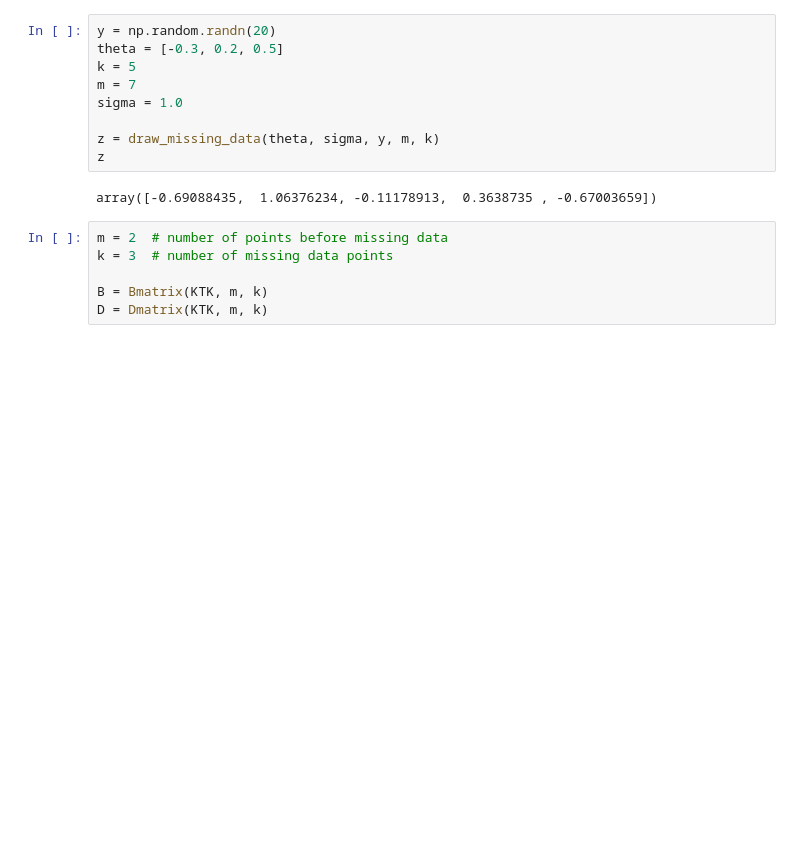
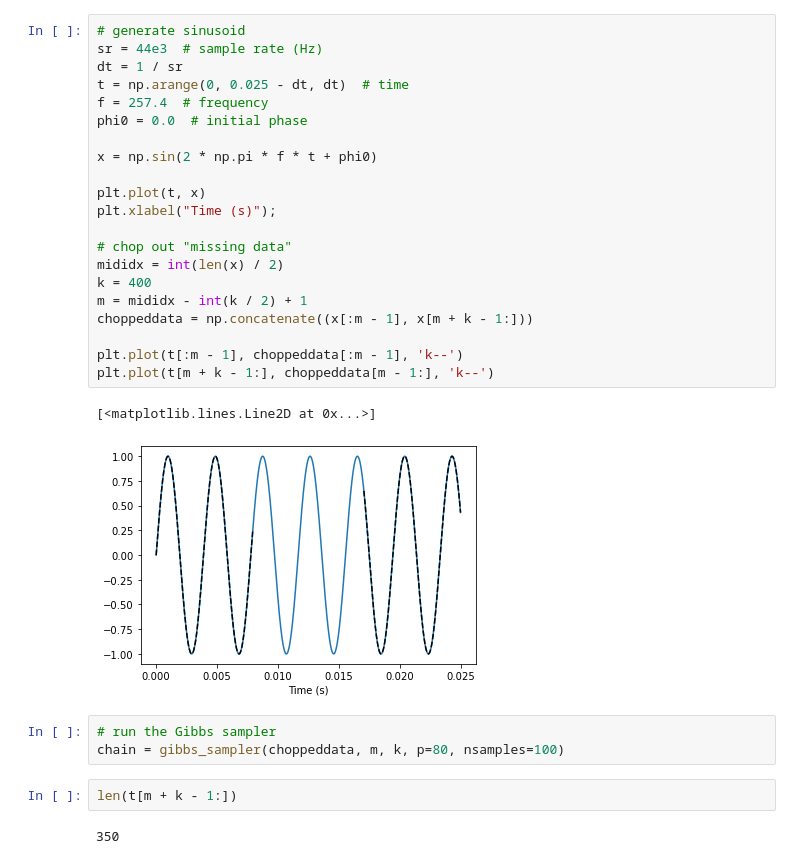
Before and after one commit to mattpitkin/interp-autoreg, a Jupyter notebook: interp-autoreg.ipynb, the cells around one changed output. Saved outputs shown, nothing was run; the diff lists cells and outputs as text; blank space fills up the shorter version.

```diff
--- a/interp-autoreg.ipynb
+++ b/interp-autoreg.ipynb
@@ -206,18 +470,32 @@ def draw_missing_data(theta, sigma, y, m, k, rng=None):
 # %%
-y = np.random.randn(20)
-theta = [-0.3, 0.2, 0.5]
-k = 5
-m = 7
-sigma = 1.0
+# generate sinusoid
+sr = 44e3  # sample rate (Hz)
+dt = 1 / sr
+t = np.arange(0, 0.025 - dt, dt)  # time
+f = 257.4  # frequency
+phi0 = 0.0  # initial phase
 
-z = draw_missing_data(theta, sigma, y, m, k)
-z
+x = np.sin(2 * np.pi * f * t + phi0)
+
+plt.plot(t, x)
+plt.xlabel("Time (s)");
+
+# chop out "missing data"
+mididx = int(len(x) / 2)
+k = 400
+m = mididx - int(k / 2) + 1
+choppeddata = np.concatenate((x[:m - 1], x[m + k - 1:]))
+
+plt.plot(t[:m - 1], choppeddata[:m - 1], 'k--')
+plt.plot(t[m + k - 1:], choppeddata[m - 1:], 'k--')
 # %% [output]
-array([-0.69088435,  1.06376234, -0.11178913,  0.3638735 , -0.67003659])
+[<matplotlib.lines.Line2D at 0x...>]
+[figure, added]
 # %%
-m = 2  # number of points before missing data
-k = 3  # number of missing data points
-
-B = Bmatrix(KTK, m, k)
-D = Dmatrix(KTK, m, k)
+# run the Gibbs sampler
+chain = gibbs_sampler(choppeddata, m, k, p=80, nsamples=100)
+# %%
+len(t[m + k - 1:])
+# %% [output]
+350
 # %%
```
Also changed, not shown: parts of 20 cells of this notebook, 1 other file.
